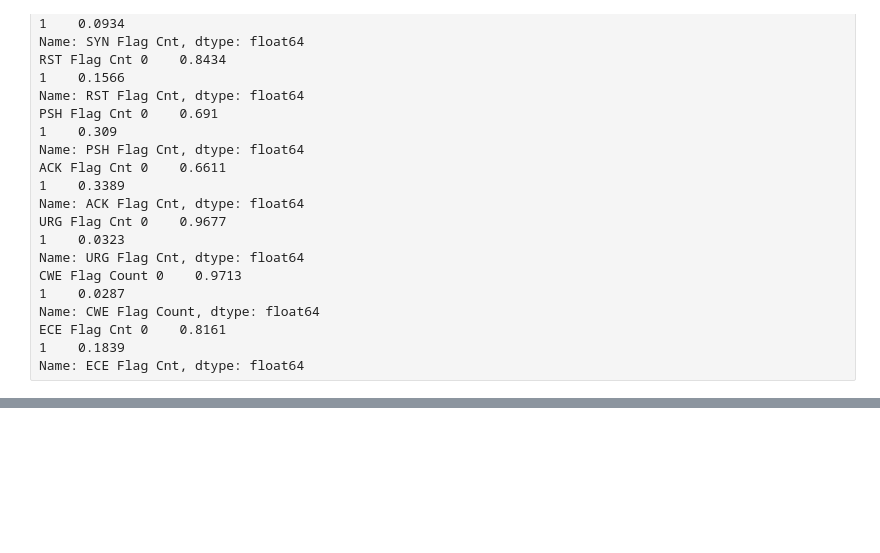
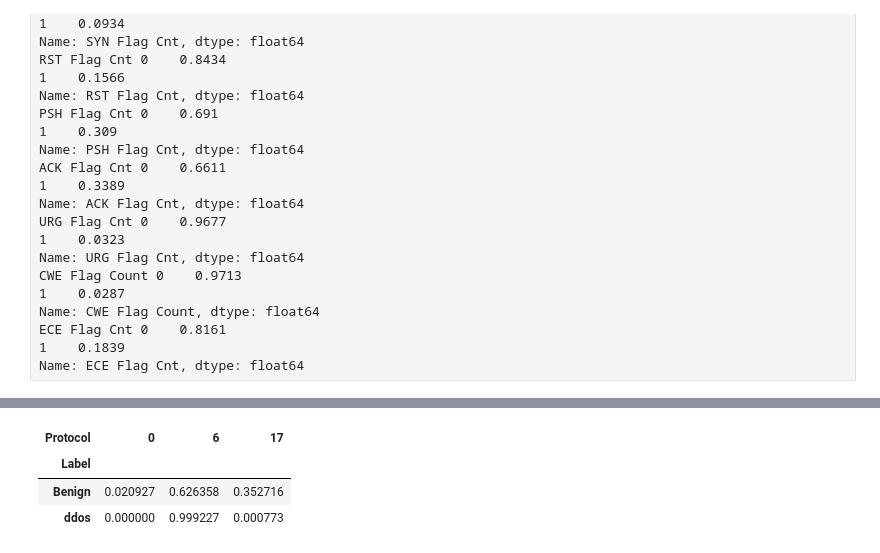
Before and after one commit to Irish-77/ddos-dompteure, a Jupyter notebook: data_exploration.ipynb, the cells around one changed output, grey strips where cells are left out. Saved outputs shown, nothing was run; the diff lists cells and outputs as text; code cells hidden in the pictures; blank space fills up the shorter version.

```diff
--- a/data_exploration.ipynb
+++ b/data_exploration.ipynb
@@ -184,0 +245,8 @@ Name: ECE Flag Cnt, dtype: float64
+# %%
+crosstab = pd.crosstab(label, pro, normalize = "index")
+crosstab
+# %% [output]
+| Protocol | 0 | 6 | 17 |
+| Label |  |  |  |
+| Benign | 0.020927 | 0.626358 | 0.352716 |
+| ddos | 0.000000 | 0.999227 | 0.000773 |
```
Also changed, not shown: parts of 19 cells of this notebook, 1 other file.
